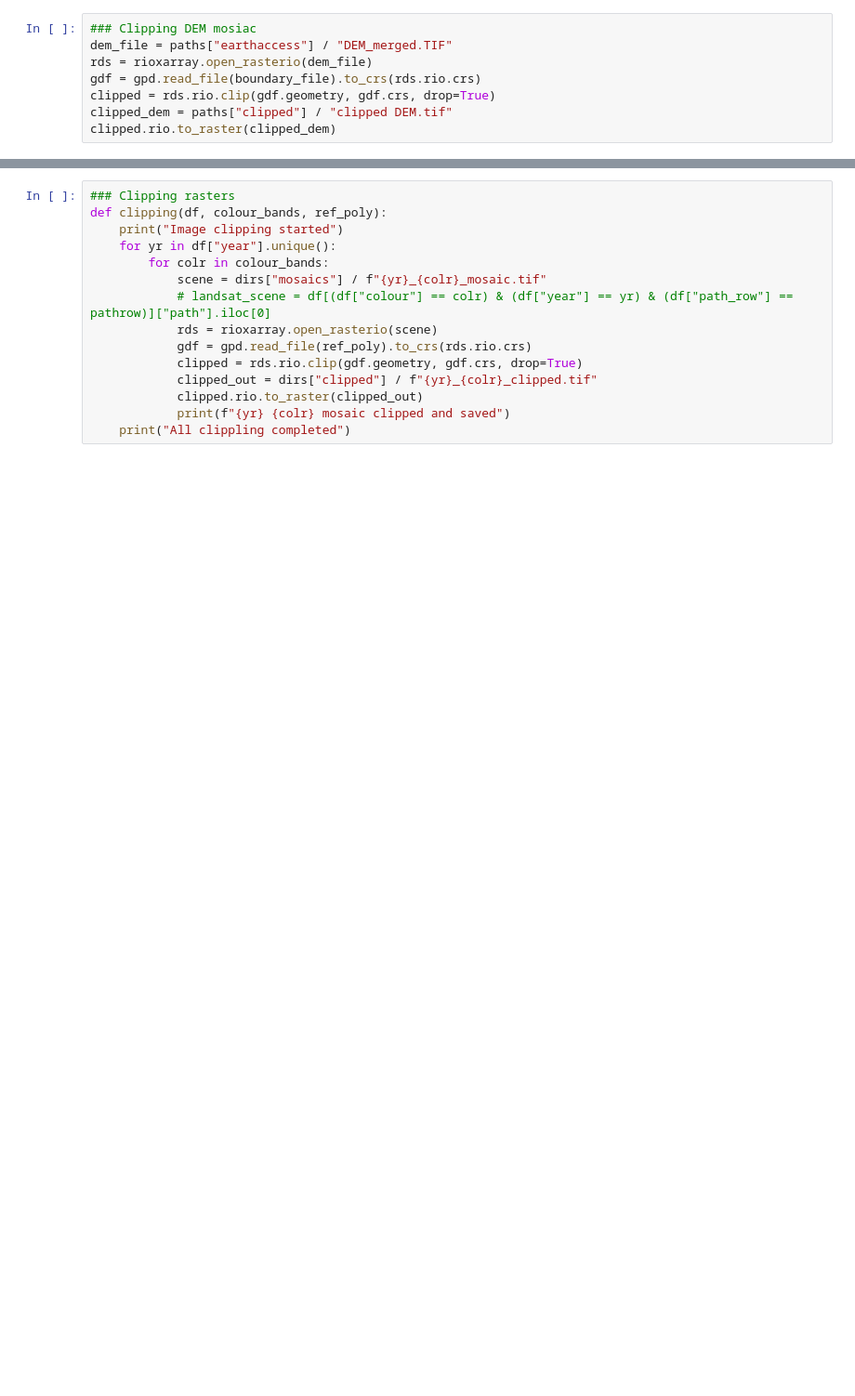
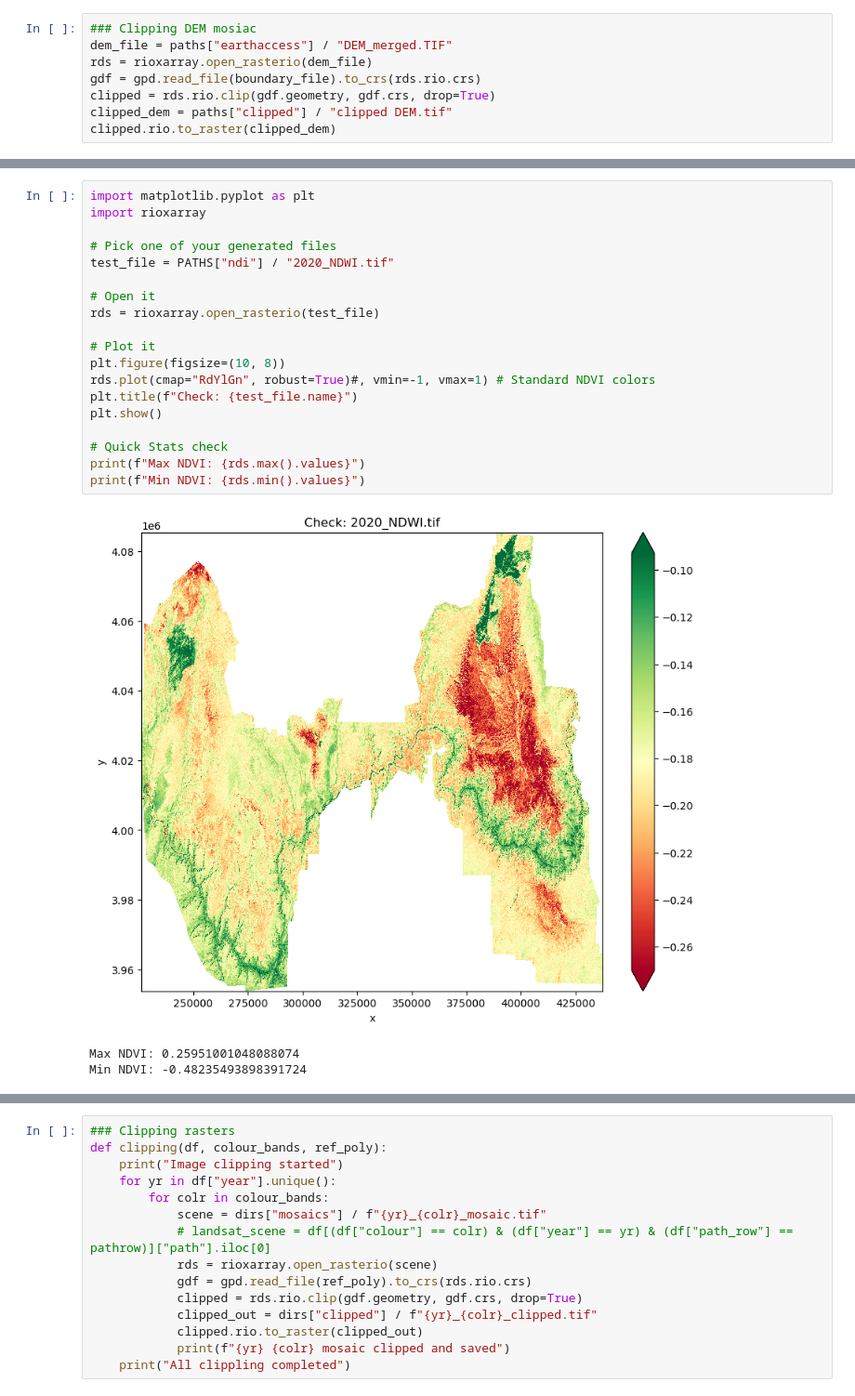
Before and after one commit to jjmcloughlin05/EGM722-Assessment, a Jupyter notebook: Assignment-II simplifed.ipynb, the cells around one changed output, grey strips where cells are left out. Shown at 93% size. Cells and saved outputs as stored; diff of their text form; blank space fills up the shorter version.

```diff
--- a/Assignment-II simplifed.ipynb
+++ b/Assignment-II simplifed.ipynb
@@ -190 +311,24 @@ clipped.rio.to_raster(clipped_dem)
+# %%
+import matplotlib.pyplot as plt
+import rioxarray
+
+# Pick one of your generated files
+test_file = PATHS["ndi"] / "2020_NDWI.tif"
+
+# Open it
+rds = rioxarray.open_rasterio(test_file)
+
+# Plot it
+plt.figure(figsize=(10, 8))
+rds.plot(cmap="RdYlGn", robust=True)#, vmin=-1, vmax=1) # Standard NDVI colors
+plt.title(f"Check: {test_file.name}")
+plt.show()
+
+# Quick Stats check
+print(f"Max NDVI: {rds.max().values}")
+print(f"Min NDVI: {rds.min().values}")
+# %% [output]
+[figure, added]
+Max NDVI: 0.25951001048088074
+Min NDVI: -0.48235493898391724
 # %%
```
Also changed, not shown: parts of 32 cells of this notebook, 4 other files.
